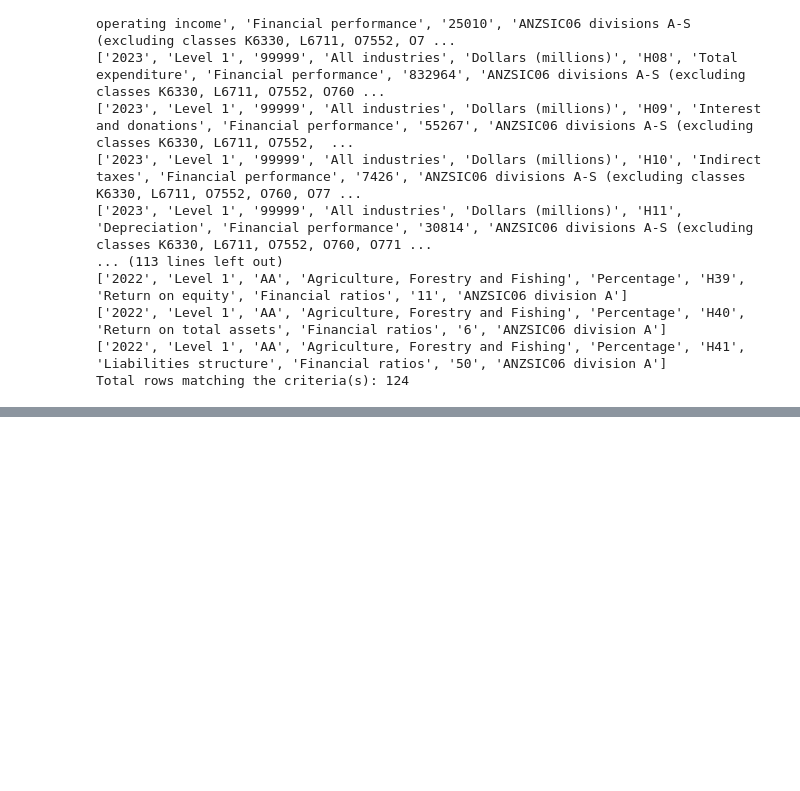
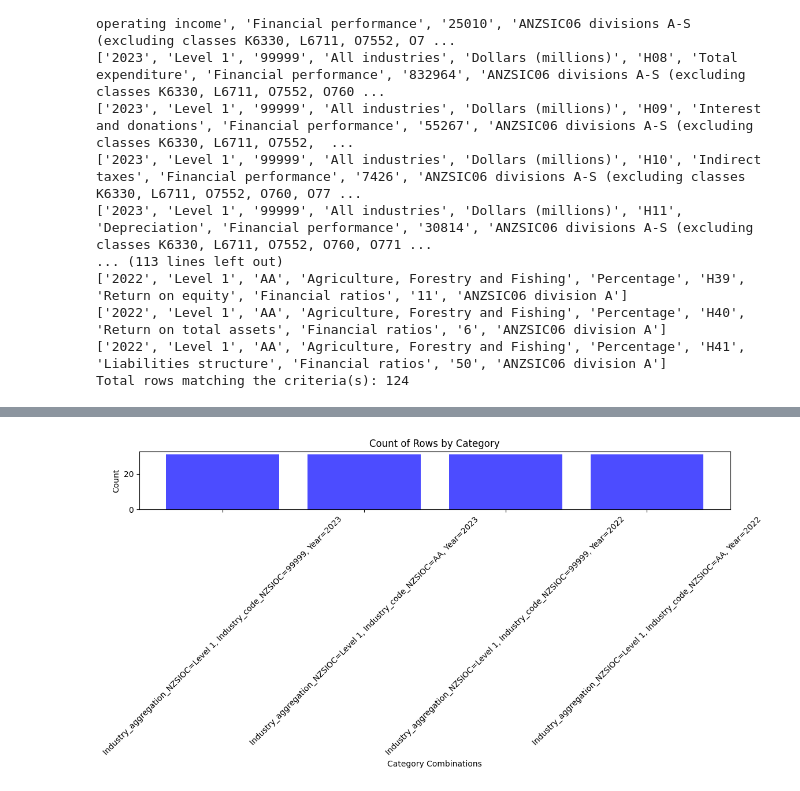
Before and after one commit to tayponghee/sampleCSVReader, a Jupyter notebook: readcsv.ipynb, the cells around one changed output, grey strips where cells are left out. Saved outputs shown, nothing was run; the diff lists cells and outputs as text; code cells hidden in the pictures; blank space fills up the shorter version.

Commit message:
Add some data visualisation

```diff
--- a/readcsv.ipynb
+++ b/readcsv.ipynb
@@ -67,3 +67,94 @@ Rows where the following headers match their respective values:
 ['2022', 'Level 1', 'AA', 'Agriculture, Forestry and Fishing', 'Percentage', 'H40', 'Return on total assets', 'Financial ratios', '6', 'ANZSIC06 division A']
 ['2022', 'Level 1', 'AA', 'Agriculture, Forestry and Fishing', 'Percentage', 'H41', 'Liabilities structure', 'Financial ratios', '50', 'ANZSIC06 division A']
 Total rows matching the criteria(s): 124
+# %%
+import csv
+import matplotlib.pyplot as plt
+from itertools import product
+from collections import defaultdict
+
+def print_rows_with_headers(csv_filename, filters):
+    matched_rows = []
+    with open(csv_filename, newline='') as csvfile:
+        reader = csv.reader(csvfile)
+
+        headers = next(reader)
+
+        header_indices = {}
+        for header_name in filters.keys():
+            try:
+                header_indices[header_name] = headers.index(header_name)
+            except ValueError:
+                print(f"Header '{header_name}' not found in the CSV file.")
+                return headers, matched_rows
+
+        for row in reader:
+            match = True
+            for header_name, header_values in filters.items():
+                if row[header_indices[header_name]] not in header_values:
+                    match = False
+                    break
+
+            if match:
+                matched_rows.append(row)
+
+    # Print total number of matched rows
+    print(f"Total rows matching the criteria(s): {len(matched_rows)}")
+
+    return headers, matched_rows
+
+def generate_permutations(filters):
+    # Generate all permutations of filter values
+    keys = list(filters.keys())
+    values = list(filters.values())
+    permutations = list(product(*values))
+    return [{keys[i]: perm[i] for i in range(len(keys))} for perm in permutations]
+
+def plot_category_counts(headers, matched_rows, filters):
+    permutations = generate_permutations(filters)
+    category_counts = defaultdict(int)
+
+    for row in matched_rows:
+        for perm in permutations:
+            if all(row[headers.index(header)] == value for header, value in perm.items()):
+                category_counts[tuple(perm.items())] += 1
+
+    # Extract categories and counts for plotting
+    categories = list(category_counts.keys())
+    counts = list(category_counts.values())
+
+    # Print the counts for debugging
+    for category, count in zip(categories, counts):
+        category_str = ', '.join(f"{key}={value}" for key, value in category)
+        print(f"Category: {category_str}, Count: {count}")
+
+    # Plotting
+    fig, ax = plt.subplots(figsize=(12, 6))
+    x = range(len(categories))
+    ax.bar(x, counts, align='center', color='blue', alpha=0.7)
+    ax.set_xticks(x)
+    ax.set_xticklabels([', '.join(f"{key}={value}" for key, value in cat) for cat in categories], rotation=45)
+    ax.set_xlabel('Category Combinations')
+    ax.set_ylabel('Count')
+    ax.set_title('Count of Rows by Category')
+    plt.tight_layout()
+    plt.show()
+
+# Change the filters here
+csv_filename = 'annual-enterprise-survey-2023-financial-year-provisional.csv'
+filters = {
+    'Industry_aggregation_NZSIOC': ['Level 1'],
+    'Industry_code_NZSIOC': ['AA', 'AA12', '99999'],
+    'Year': ['2023', '2022'],
+}
+
+print("Rows where the following headers match their respective values:")
+for header, values in filters.items():
+    value_str = ', '.join(values) if isinstance(values, list) else values
+    print(f"  '{header}' in {value_str}")
+
+headers, matched_rows = print_rows_with_headers(csv_filename, filters)
+
+# Plot counts for all permutations
+plot_category_counts(headers, matched_rows, filters)
+# %% [output]
@@ -69,0 +170 @@ Total rows matching the criteria(s): 124
+[figure, added]
```
Also changed, not shown: parts of 1 cell of this notebook, 54 other files.
